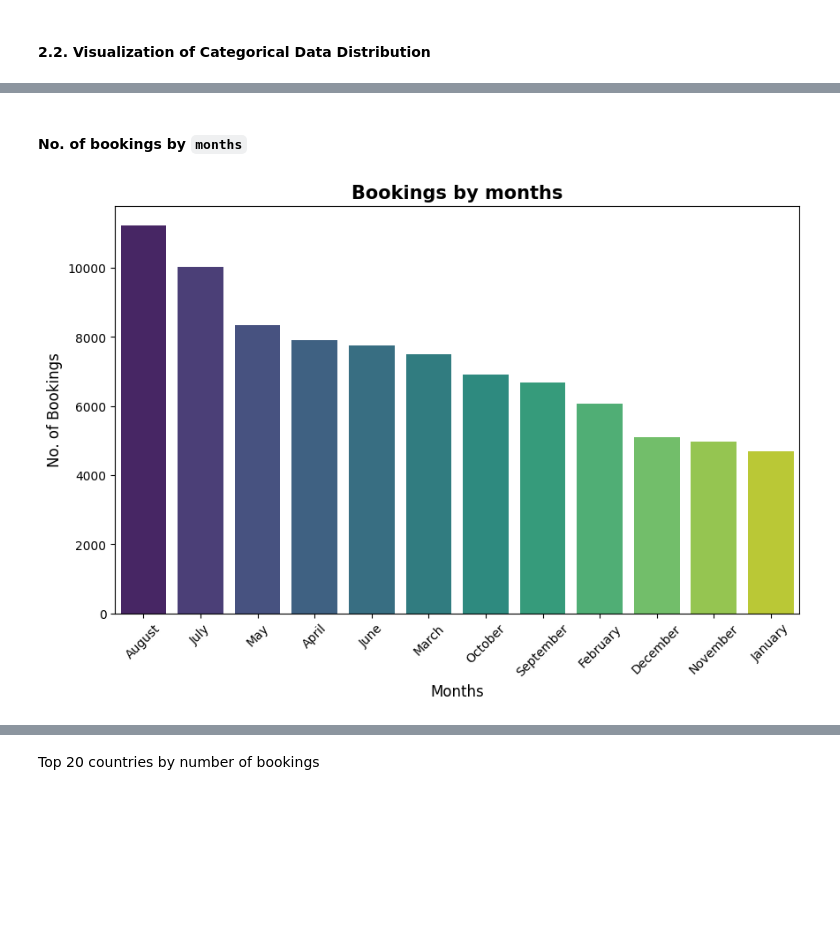
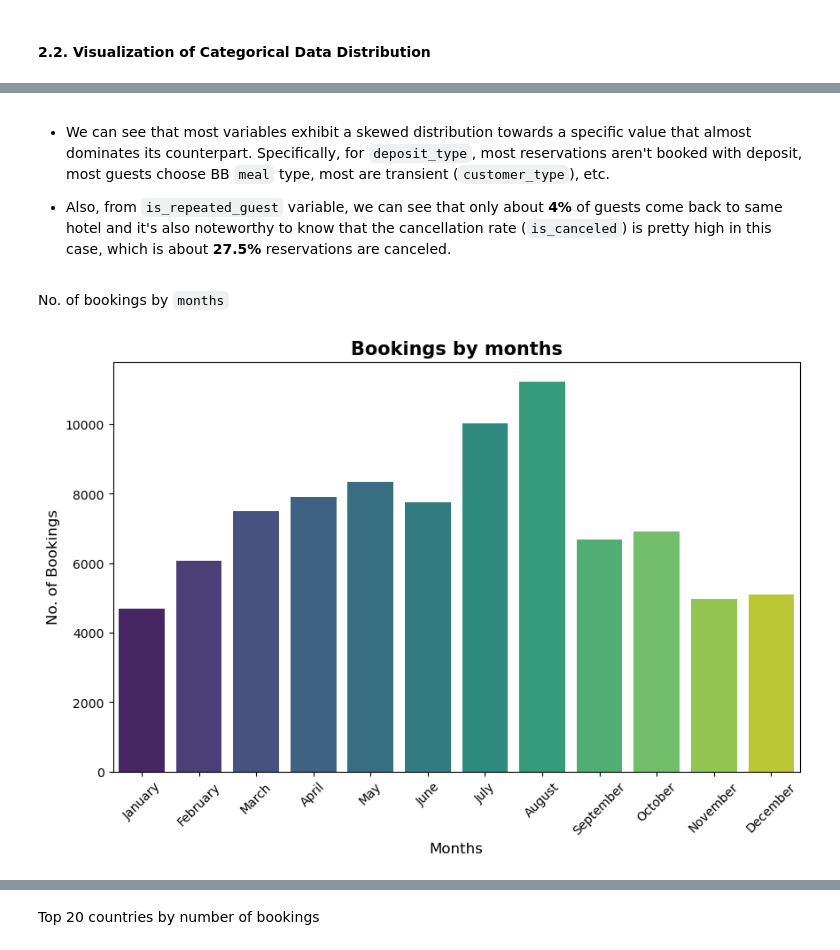
Before and after one commit to knightstark7/Labs-And-Project-Data-Visualization, a Jupyter notebook: Project/Source/project.ipynb, the cells around one changed output, grey strips where cells are left out. Cells and saved outputs as stored; diff of their text form; code cells hidden in the pictures; blank space fills up the shorter version.

```diff
--- a/Project/Source/project.ipynb
+++ b/Project/Source/project.ipynb
@@ -300,12 +329,19 @@ plt.show()
+# %% [markdown]
+- We can see that most variables exhibit a skewed distribution towards a specific value that almost dominates its counterpart. Specifically, for `deposit_type`, most reservations aren't booked with deposit, most guests choose BB `meal` type, most are transient (`customer_type`), etc.
+
+- Also, from `is_repeated_guest` variable, we can see that only about __4%__ of guests come back to same hotel and it's also noteworthy to know that the cancellation rate (`is_canceled`) is pretty high in this case, which is about __27.5%__ reservations are canceled.
 # %% [markdown]
-#### No. of bookings by `months`
+No. of bookings by `months`
 # %%
+# to preserve the original month's order
+month_order = ['January', 'February', 'March', 'April', 'May', 'June', 'July', 'August', 'September', 'October', 'November', 'December']
+
 plt.figure(figsize=(10,6))
-sns.countplot(data=df, x='arrival_date_month', order=df['arrival_date_month'].value_counts().index, palette='viridis')
+sns.countplot(data=df, x='arrival_date_month', order=month_order, palette='viridis')
 plt.title('Bookings by months', fontsize=15, fontweight="bold")
 plt.xlabel('Months', fontsize=12)
 plt.ylabel('No. of Bookings', fontsize=12)
 plt.xticks(rotation=45)
 plt.show()
 # %% [output]
-[figure, old version]
+[figure, new version]
```
Also changed, not shown: parts of 20 cells of this notebook.
